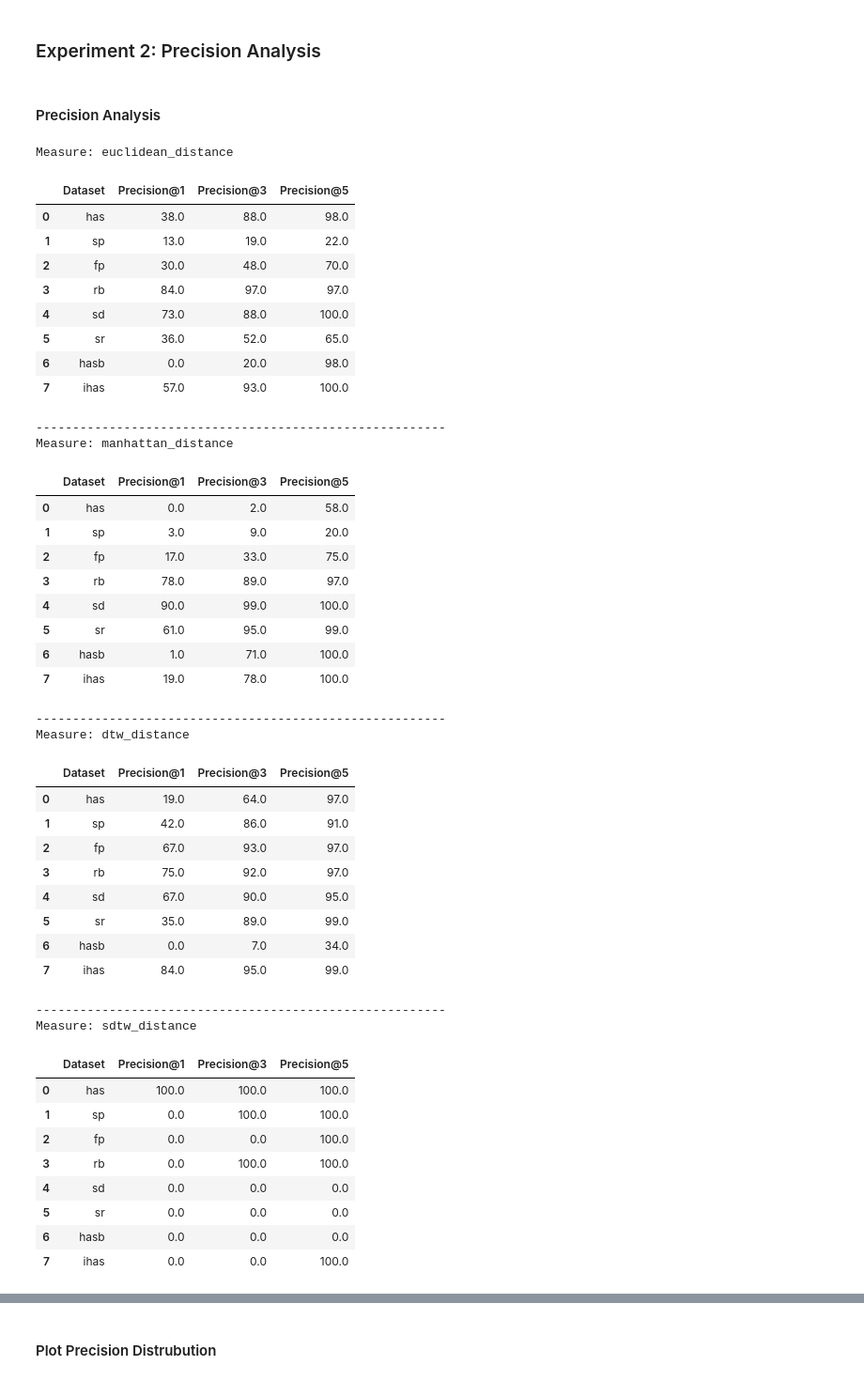
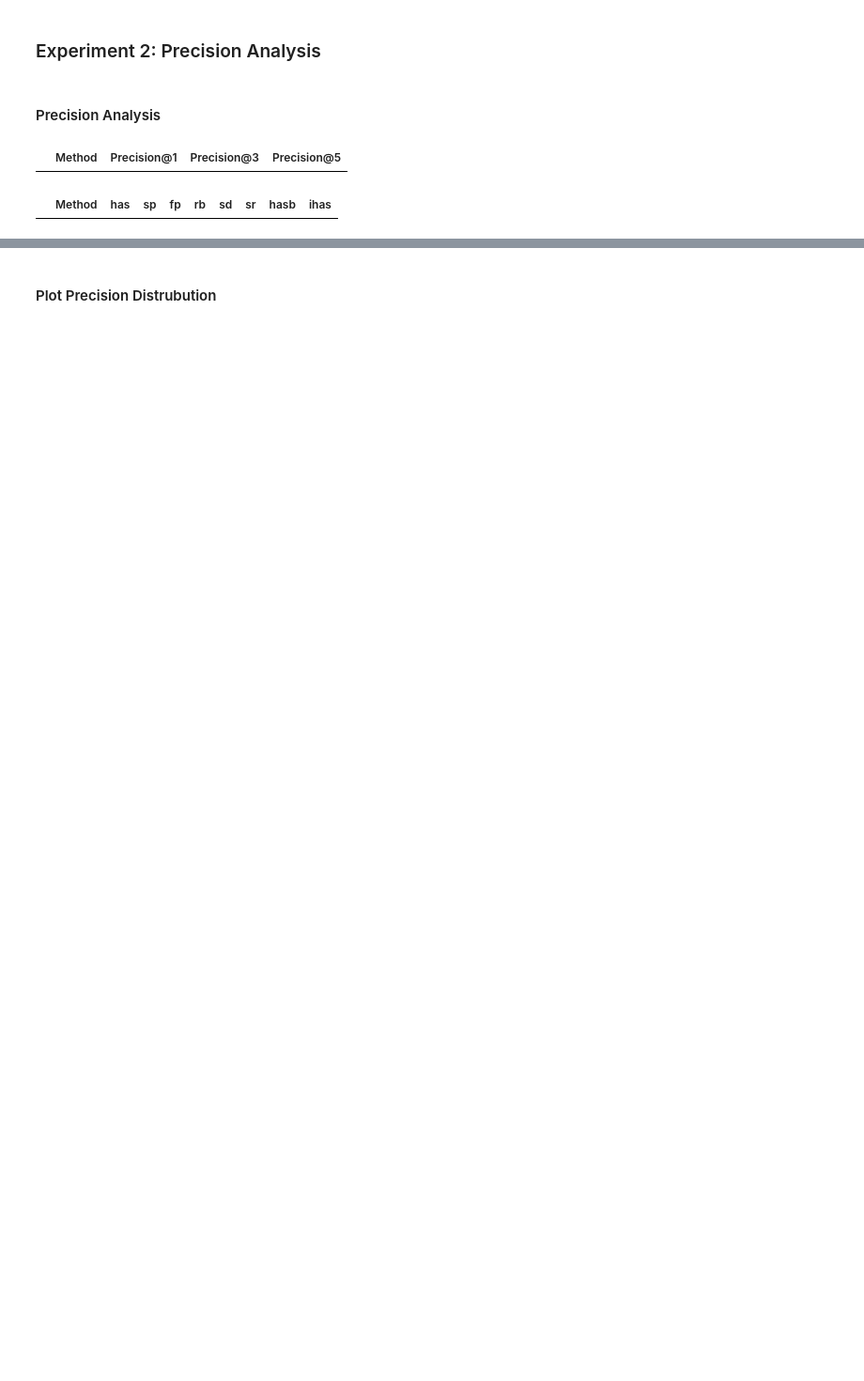
Before and after one commit to SunHaotian14/Qetch_Plus, a Jupyter notebook: Crowd-Study Data/Experiment.ipynb, the cells around one changed output, grey strips where cells are left out. Shown at 94% size. Drawn from its saved outputs; the diff is of its cells as text; code cells hidden in the pictures; blank space fills up the shorter version.

```diff
--- a/Crowd-Study Data/Experiment.ipynb
+++ b/Crowd-Study Data/Experiment.ipynb
@@ -356,0 +496,11 @@ Time elasped: 134.85559391975403 seconds
+# %%
+error = []
+smooth_val_stepsize = 0.05
+for i in range(8):
+    tic = time.time()
+    error.append(qetch_plus_accuracy(ori_data_X, ori_data_y, sketch_X, smooth_val_stepsize, i))
+    toc = time.time()
+    print(f"Time elasped: {toc-tic} seconds")
+d['Method'].append("Qetch")
+d['Average location error (%)'].append(np.mean(error))
+d['Running time (s)'].append(toc-tic)
@@ -358,7 +530,7 @@ Time elasped: 134.85559391975403 seconds
 #### Frequency Analysis
 # %%
 measures = [euclidean_distance, manhattan_distance, dtw_distance, sdtw_distance, gak_distance]
-# measures = [euclidean_distance, manhattan_distance]
+# measures = []
 average_power_spectrums = [np.mean(np.abs(np.fft.fft(x)) ** 2) for x in ori_data_X]
 df0 = pd.DataFrame({'Average power spectrum':average_power_spectrums, 'Dataset':datasets})
 df0 = df0.sort_values(by=['Average power spectrum'])
@@ -373,6 +545,14 @@ for measure in measures:
         d['Spectrum'].append(average_power_spectrums[i])
         d['Average location error (%)'].append(np.mean([np.abs(x[1][0] - ori_data_y[i][0])/ ori_data_X[i].shape[0]*100 for x in results[i]]))
     print('--------------------------------------------------------')
+error = []
+smooth_val_stepsize = 0.05
+for i in range(8):
+    error.append(qetch_plus_accuracy(ori_data_X, ori_data_y, sketch_X, smooth_val_stepsize, i))
+for i in range(len(error)):
+        d['Method'].append("Qetch")
+        d['Spectrum'].append(average_power_spectrums[i])
+        d['Average location error (%)'].append(error[i])
 df = pd.DataFrame(d)
 df.sort_values(by=['Spectrum', 'Method'], inplace=True)
 display(df)
@@ -414,9 +594,9 @@ Measure: gak_distance
 | 11 | 224.846624 | manhattan_distance | 1.734300 |
 | 27 | 224.846624 | sdtw_distance | 1.840580 |
 # %%
-measures_names = [m.__name__ for m in measures]
+measures_names = [m.__name__ for m in measures] + ['Qetch']
 plt.figure()
-for method in measures_names:
+for i, method in enumerate(measures_names):
     plt.plot(df[df['Method'] == method]['Spectrum'], df[df['Method'] == method]['Average location error (%)'], label=method, marker='o')
 plt.grid(color='0.95', linestyle='--')
 plt.xlabel('Average power spectrum')
@@ -447,68 +627,27 @@ def precision_results(results, show_table = True, ori_data_X=ori_data_X, ori_dat
     return df
 # %%
 measures = [euclidean_distance, manhattan_distance, dtw_distance, sdtw_distance, gak_distance]
-# measures = [euclidean_distance]
+measures = []
 d = {'Method':[], 'Precision@1':[],  'Precision@3':[], 'Precision@5':[]}
 d1 = {'Method':[], 'has':[], 'sp':[], 'fp':[], 'rb':[], 'sd':[], 'sr':[], 'hasb':[], 'ihas':[]}
 for measure in measures:
     print(f"Measure: {measure.__name__}")
     d['Method'].append(measure.__name__)
     results = pointwise_distances(ori_data_X, ori_data_y, sketch_X, measure, check_precisons = True)
     df0 = precision_results(results)
     d['Precision@1'].append(df0.iloc[:,1].mean())
     d['Precision@3'].append(df0.iloc[:,2].mean())
     d['Precision@5'].append(df0.iloc[:,3].mean())
     d1['Method'].append(measure.__name__)
     for dataset in datasets:
         d1[dataset].append(df0[df0['Dataset'] == dataset].iloc[:,3].values[0])
     print('--------------------------------------------------------')
 df = pd.DataFrame(d)
 df1 = pd.DataFrame(d1)
 display(df)
 display(df1)
 experiment_name = 'exp2'
 np.save('./experiment_results/' + experiment_name + '.npy', results)
 # %% [output]
-Measure: euclidean_distance
-|  | Dataset | Precision@1 | Precision@3 | Precision@5 |
-| 0 | has | 38.0 | 88.0 | 98.0 |
-| 1 | sp | 13.0 | 19.0 | 22.0 |
-| 2 | fp | 30.0 | 48.0 | 70.0 |
-| 3 | rb | 84.0 | 97.0 | 97.0 |
-| 4 | sd | 73.0 | 88.0 | 100.0 |
-| 5 | sr | 36.0 | 52.0 | 65.0 |
-| 6 | hasb | 0.0 | 20.0 | 98.0 |
-| 7 | ihas | 57.0 | 93.0 | 100.0 |
+|  | Method | Precision@1 | Precision@3 | Precision@5 |
---------------------------------------------------------
-Measure: manhattan_distance
-|  | Dataset | Precision@1 | Precision@3 | Precision@5 |
-| 0 | has | 0.0 | 2.0 | 58.0 |
-| 1 | sp | 3.0 | 9.0 | 20.0 |
-| 2 | fp | 17.0 | 33.0 | 75.0 |
-| 3 | rb | 78.0 | 89.0 | 97.0 |
-| 4 | sd | 90.0 | 99.0 | 100.0 |
-| 5 | sr | 61.0 | 95.0 | 99.0 |
-| 6 | hasb | 1.0 | 71.0 | 100.0 |
-| 7 | ihas | 19.0 | 78.0 | 100.0 |
+|  | Method | has | sp | fp | rb | sd | sr | hasb | ihas |
---------------------------------------------------------
-Measure: dtw_distance
-|  | Dataset | Precision@1 | Precision@3 | Precision@5 |
-| 0 | has | 19.0 | 64.0 | 97.0 |
-| 1 | sp | 42.0 | 86.0 | 91.0 |
-| 2 | fp | 67.0 | 93.0 | 97.0 |
-| 3 | rb | 75.0 | 92.0 | 97.0 |
-| 4 | sd | 67.0 | 90.0 | 95.0 |
-| 5 | sr | 35.0 | 89.0 | 99.0 |
-| 6 | hasb | 0.0 | 7.0 | 34.0 |
-| 7 | ihas | 84.0 | 95.0 | 99.0 |
---------------------------------------------------------
-Measure: sdtw_distance
-|  | Dataset | Precision@1 | Precision@3 | Precision@5 |
-| 0 | has | 100.0 | 100.0 | 100.0 |
-| 1 | sp | 0.0 | 100.0 | 100.0 |
-| 2 | fp | 0.0 | 0.0 | 100.0 |
-| 3 | rb | 0.0 | 100.0 | 100.0 |
-| 4 | sd | 0.0 | 0.0 | 0.0 |
-| 5 | sr | 0.0 | 0.0 | 0.0 |
-| 6 | hasb | 0.0 | 0.0 | 0.0 |
-| 7 | ihas | 0.0 | 0.0 | 100.0 |
```
Also changed, not shown: parts of 28 cells of this notebook, 3 other files.
